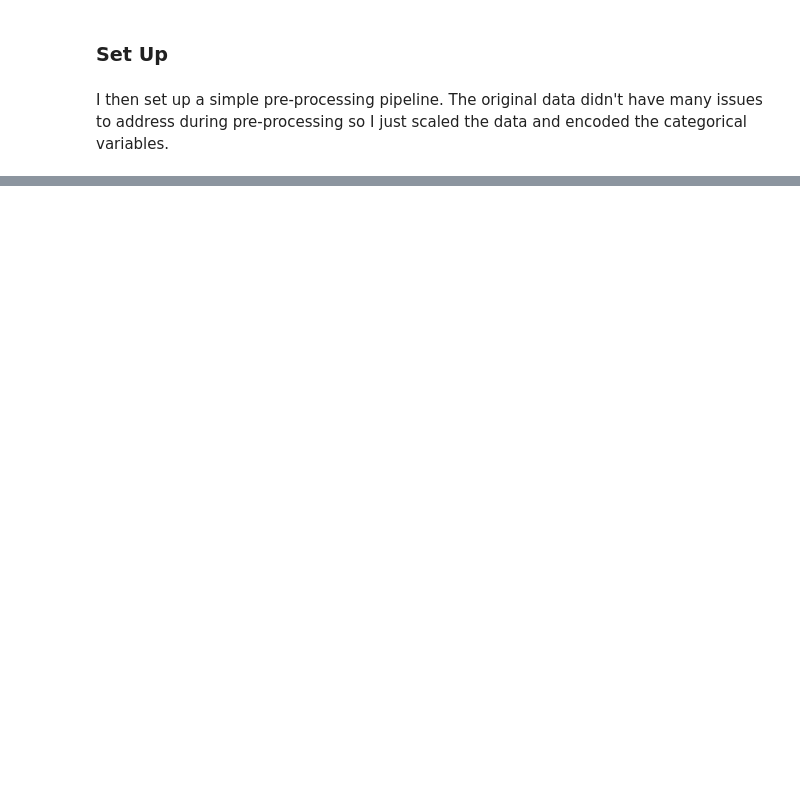
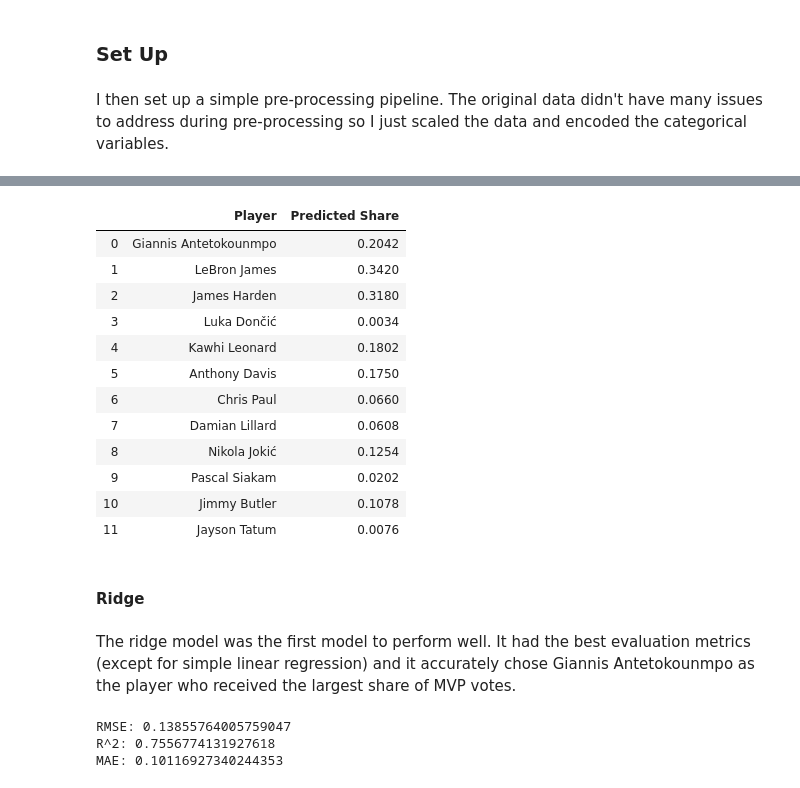
Before and after one commit to shanehuang16/NBA-MVP-Predictions, a Jupyter notebook: Full Report.ipynb, the cells around one changed output, grey strips where cells are left out. Saved outputs shown, nothing was run; the diff lists cells and outputs as text; code cells hidden in the pictures; blank space fills up the shorter version.

```diff
--- a/Full Report.ipynb
+++ b/Full Report.ipynb
@@ -287,0 +427,5 @@ y_test = data.loc[data['Year']==2020, 'Share']
+# %%
+knn_pipeline = Pipeline([('pipeline', pipeline),
+                         ('knn', KNeighborsRegressor())])
+
+knn_pipeline.fit(X_train, y_train);
@@ -287,0 +442,21 @@ y_test = data.loc[data['Year']==2020, 'Share']
+# %%
+yhat = knn_pipeline.predict(X_test)
+pd.concat([names_test,pd.Series(yhat).rename('Predicted Share')], axis=1)
+# %% [output]
+|  | Player | Predicted Share |
+| 0 | Giannis Antetokounmpo | 0.2042 |
+| 1 | LeBron James | 0.3420 |
+| 2 | James Harden | 0.3180 |
+| 3 | Luka Dončić | 0.0034 |
+| 4 | Kawhi Leonard | 0.1802 |
+| 5 | Anthony Davis | 0.1750 |
+| 6 | Chris Paul | 0.0660 |
+| 7 | Damian Lillard | 0.0608 |
+| 8 | Nikola Jokić | 0.1254 |
+| 9 | Pascal Siakam | 0.0202 |
+| 10 | Jimmy Butler | 0.1078 |
+| 11 | Jayson Tatum | 0.0076 |
+# %% [markdown]
+#### Ridge
+# %% [markdown]
+The ridge model was the first model to perform well. It had the best evaluation metrics (except for simple linear regression) and it accurately chose Giannis Antetokounmpo as the player who received the largest share of MVP votes.
@@ -287,0 +470,10 @@ y_test = data.loc[data['Year']==2020, 'Share']
+# %%
+yhat_train = ridge_pipeline.predict(X_train)
+rmse = np.sqrt(mean_squared_error(y_train, yhat_train))
+print('RMSE:',rmse)
+print('R^2:',r2_score(y_train, yhat_train))
+print('MAE:',mean_absolute_error(y_train, yhat_train))
+# %% [output]
+RMSE: 0.13855764005759047
+R^2: 0.7556774131927618
+MAE: 0.10116927340244353
```
Also changed, not shown: parts of 59 cells of this notebook, 6 other files.
